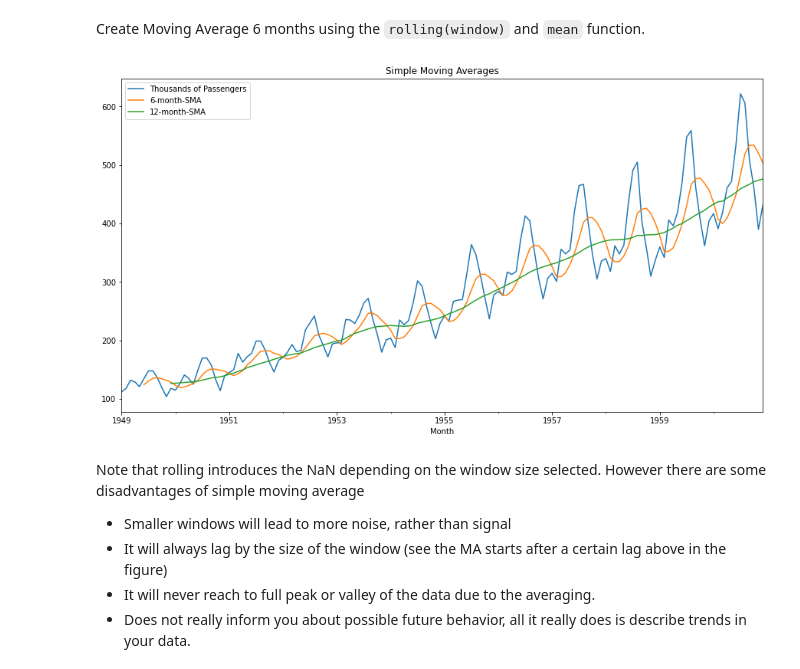
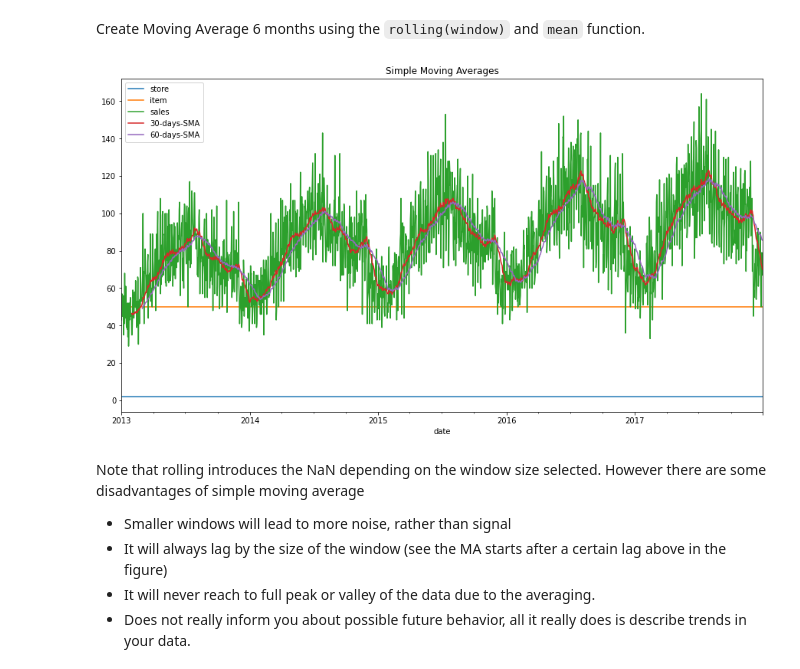
Before and after one commit to xjlwi/DSA-7-Time-series, a Jupyter notebook: Day 3 - 1. Univariate Moving Average, Smoothing (Solutions).ipynb, the cells around one changed output. Saved outputs shown, nothing was run; the diff lists cells and outputs as text; code cells hidden in the pictures.

```diff
--- a/Day 3 - 1. Univariate Moving Average, Smoothing (Solutions).ipynb
+++ b/Day 3 - 1. Univariate Moving Average, Smoothing (Solutions).ipynb
@@ -281,8 +306,12 @@ airline['6-month-SMA'] = airline['Thousands of Passengers'].rolling(window=6).me
+# %%
+data.drop(labels = ['6-month-SMA', '12-month-SMA'], inplace = True, axis = 1)
+# %%
+data['30-days-SMA'] = data['sales'].rolling(window=30).mean()
 # %%
-airline['12-month-SMA'] = airline['Thousands of Passengers'].rolling(window=12).mean()
-airline.plot(title='Simple Moving Averages');
+data['60-days-SMA'] = data['sales'].rolling(window=60).mean()
+data.plot(title='Simple Moving Averages');
 # %% [output]
-[figure, old version]
+[figure, new version]
 # %% [markdown]
 Note that rolling introduces the NaN depending on the window size selected. However there are some disadvantages of simple moving average
 - Smaller windows will lead to more noise, rather than signal
```
Also changed, not shown: parts of 43 cells of this notebook.
